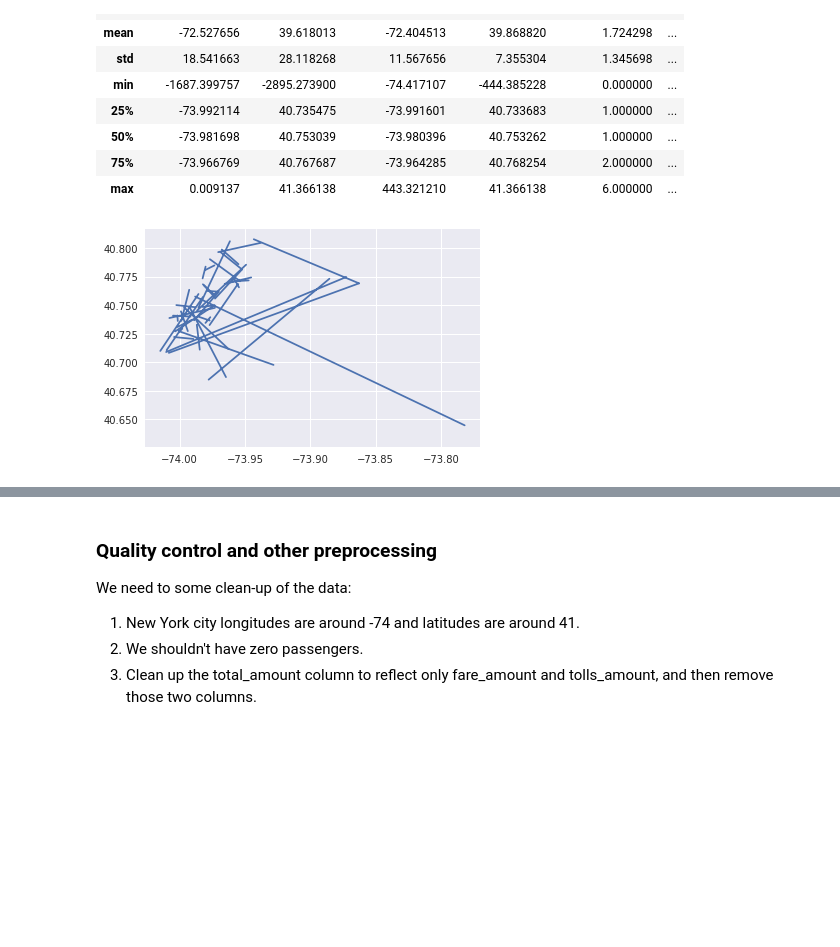
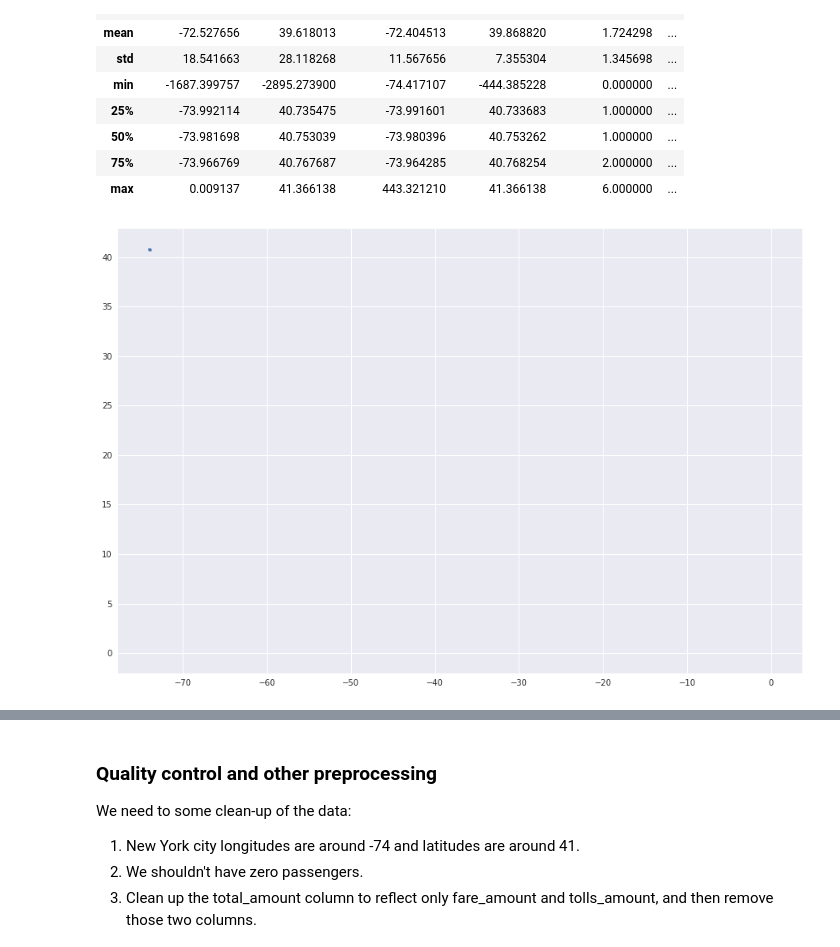
Before and after one commit to bjoernrost/ml-live, a Jupyter notebook: ml-live.ipynb, the cells around one changed output, grey strips where cells are left out. Cells and saved outputs as stored; diff of their text form; code cells hidden in the pictures; blank space fills up the shorter version.

```diff
--- a/ml-live.ipynb
+++ b/ml-live.ipynb
@@ -104,5 +107,7 @@ WHERE
   trip_distance > 0 AND fare_amount >= 2.5)
 # %%
 trips = bq.Query(afewrecords3, EVERY_N=100000).to_dataframe()
+fig, ax = plt.subplots()
+fig.set_size_inches(15, 10)
 ax = sns.regplot(x="trip_distance", y="fare_amount", fit_reg=False, ci=None, truncate=True, data=trips)
 # %% [output]
@@ -148,22 +153,24 @@ trips.describe()
 # %%
 def showrides(df, numlines):
   import matplotlib.pyplot as plt
   lats = []
   lons = []
   for iter, row in df[:numlines].iterrows():
     lons.append(row['pickup_longitude'])
     lons.append(row['dropoff_longitude'])
     lons.append(None)
     lats.append(row['pickup_latitude'])
     lats.append(row['dropoff_latitude'])
     lats.append(None)
 
   sns.set_style("darkgrid")
+  fig, ax = plt.subplots()
+  fig.set_size_inches(15, 10)
   plt.plot(lons, lats)
 
 showrides(trips, 42)
 # %% [output]
-[figure, old version]
+[figure, new version]
 # %%
 showrides(tollrides, 10)
 # %% [output]
```
Also changed, not shown: parts of 9 cells of this notebook.
